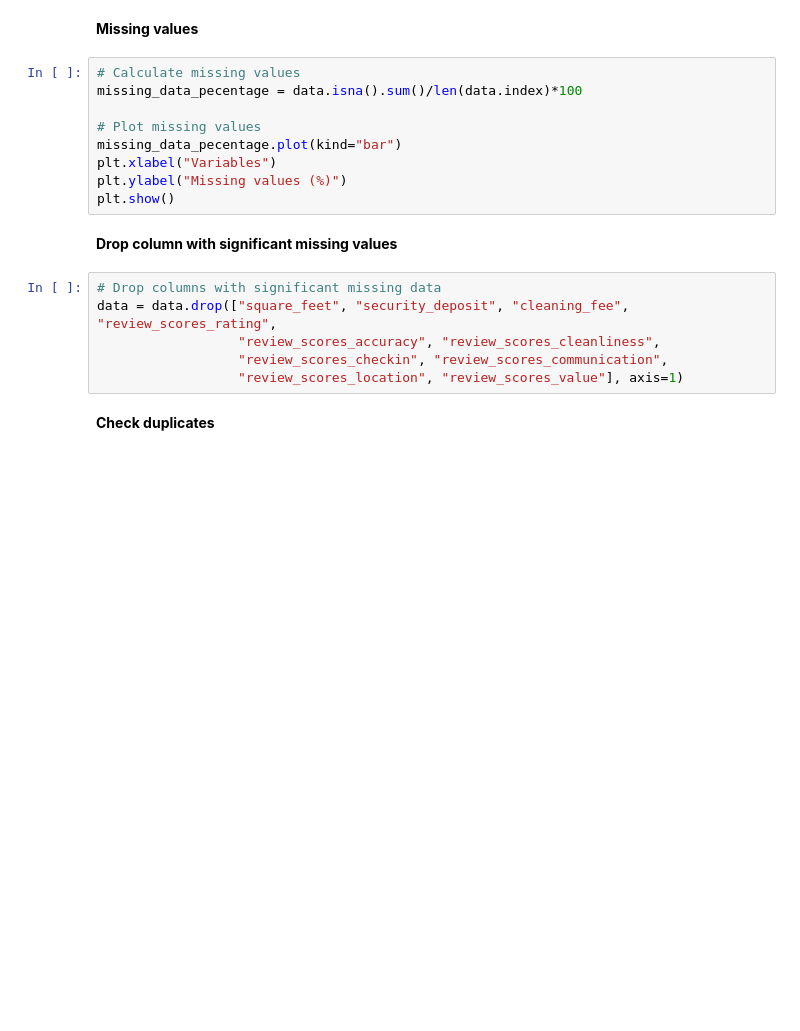
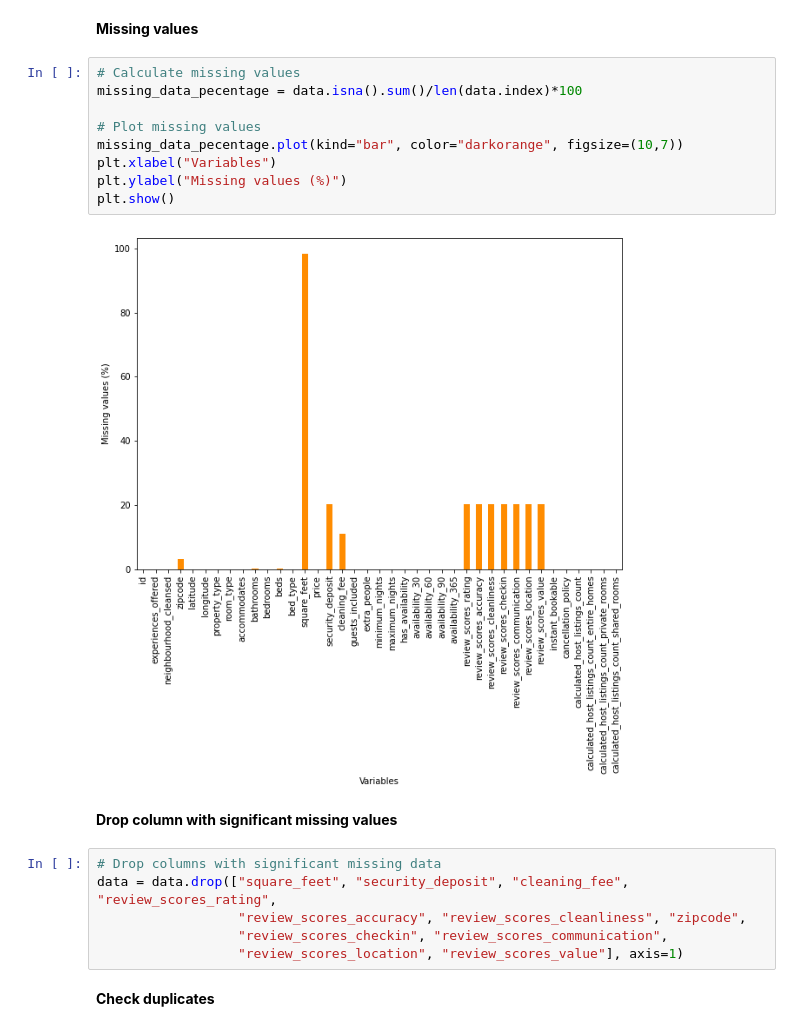
Before and after one commit to waldysetio/price-estimation, a Jupyter notebook: price-estimation.ipynb, the cells around one changed output. Cells and saved outputs as stored; diff of their text form; blank space fills up the shorter version.

```diff
--- a/price-estimation.ipynb
+++ b/price-estimation.ipynb
@@ -67,18 +67,20 @@ data = data.drop(["listing_url", "scrape_id", "last_scraped", "name", "summary",
 # %%
 # Calculate missing values
 missing_data_pecentage = data.isna().sum()/len(data.index)*100
 
 # Plot missing values
-missing_data_pecentage.plot(kind="bar")
+missing_data_pecentage.plot(kind="bar", color="darkorange", figsize=(10,7))
 plt.xlabel("Variables")
 plt.ylabel("Missing values (%)")
 plt.show()
+# %% [output]
+[figure, added]
 # %% [markdown]
 **Drop column with significant missing values**
 # %%
 # Drop columns with significant missing data
 data = data.drop(["square_feet", "security_deposit", "cleaning_fee", "review_scores_rating",
-                  "review_scores_accuracy", "review_scores_cleanliness",
+                  "review_scores_accuracy", "review_scores_cleanliness", "zipcode",
                   "review_scores_checkin", "review_scores_communication",
                   "review_scores_location", "review_scores_value"], axis=1)
 # %% [markdown]
```
Also changed, not shown: parts of 18 cells of this notebook.
